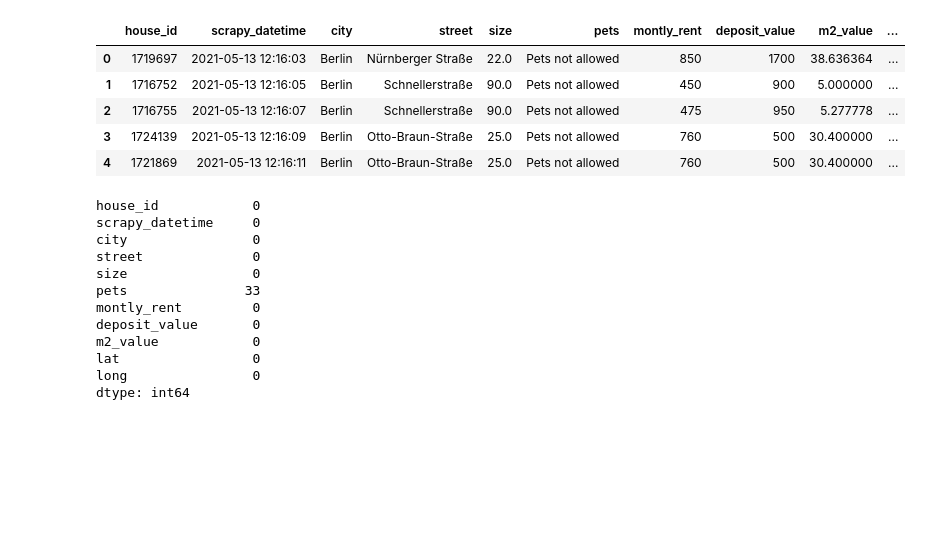
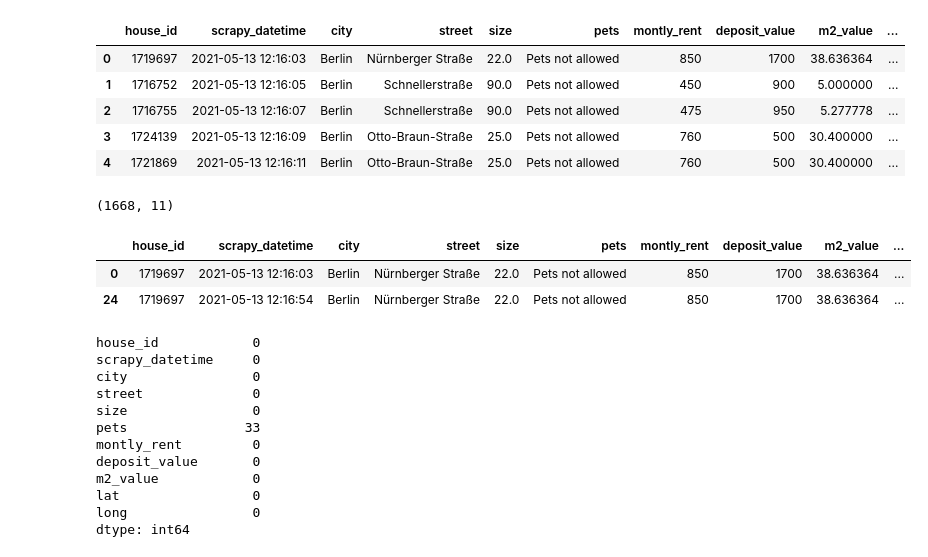
Before and after one commit to felipedmnq/houses-for-rent-Germany, a Jupyter notebook: notebooks/rent_houses_scraping_cleaning.ipynb, the cells around one changed output. Saved outputs shown, nothing was run; the diff lists cells and outputs as text; code cells hidden in the pictures; blank space fills up the shorter version.

```diff
--- a/notebooks/rent_houses_scraping_cleaning.ipynb
+++ b/notebooks/rent_houses_scraping_cleaning.ipynb
@@ -103,6 +103,18 @@ df.head()
 | 2 | 1716755 | 2021-05-13 12:16:07 | Berlin | Schnellerstraße | 90.0 | Pets not allowed | 475 | 950 | 5.277778 | ... |
 | 3 | 1724139 | 2021-05-13 12:16:09 | Berlin | Otto-Braun-Straße | 25.0 | Pets not allowed | 760 | 500 | 30.400000 | ... |
 | 4 | 1721869 | 2021-05-13 12:16:11 | Berlin | Otto-Braun-Straße | 25.0 | Pets not allowed | 760 | 500 | 30.400000 | ... |
+# %%
+df.shape
+# %% [output]
+(1668, 11)
+# %%
+df.drop_duplicates(inplace = True)
+# %%
+df[df['house_id'] == 1719697]
+# %% [output]
+|  | house_id | scrapy_datetime | city | street | size | pets | montly_rent | deposit_value | m2_value | ... |
+| 0 | 1719697 | 2021-05-13 12:16:03 | Berlin | Nürnberger Straße | 22.0 | Pets not allowed | 850 | 1700 | 38.636364 | ... |
+| 24 | 1719697 | 2021-05-13 12:16:54 | Berlin | Nürnberger Straße | 22.0 | Pets not allowed | 850 | 1700 | 38.636364 | ... |
 # %%
 df.isna().sum()
 # %% [output]
```
Also changed, not shown: parts of 1 cell of this notebook, 3 other files.
